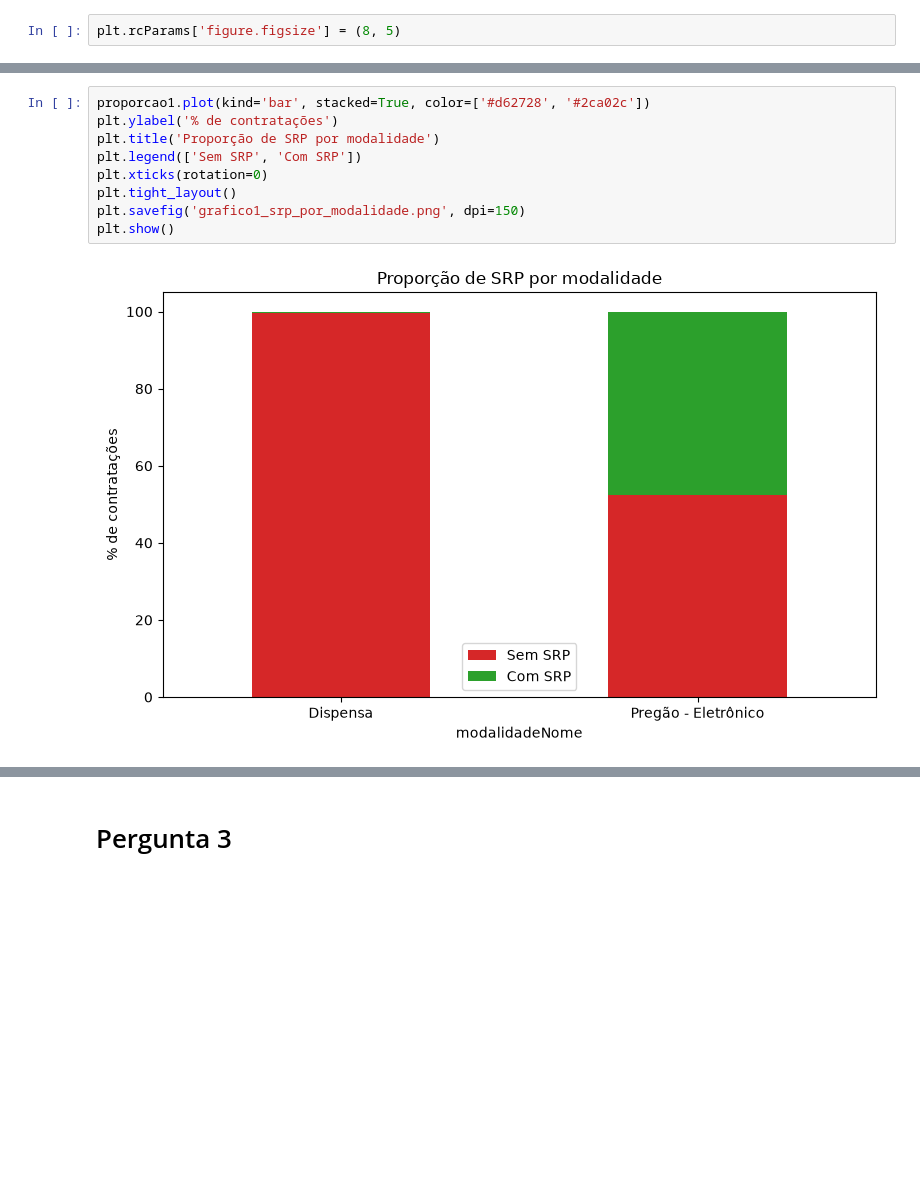
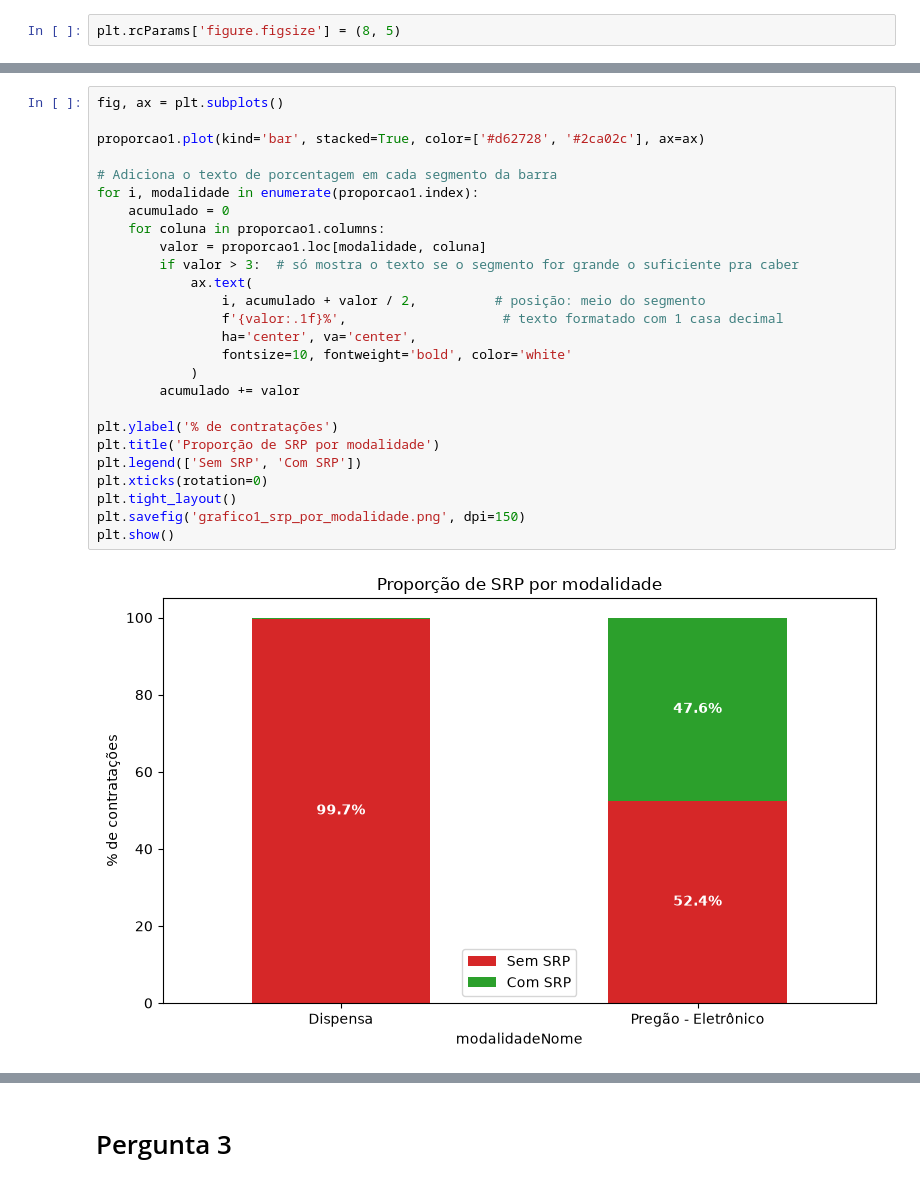
Before and after one commit to VictorLapaDev/Faculdade, a Jupyter notebook: 2-Semestre/4 Feira - Arquitetura de Dados/26.09.09/notebook.ipynb, the cells around one changed output, grey strips where cells are left out. Drawn from its saved outputs; the diff is of its cells as text; blank space fills up the shorter version.

Commit message:
feat: adicionando análise

```diff
--- a/2-Semestre/4 Feira - Arquitetura de Dados/26.09.09/notebook.ipynb
+++ b/2-Semestre/4 Feira - Arquitetura de Dados/26.09.09/notebook.ipynb
@@ -508,12 +500,29 @@ Cramér's V: 0.554
 # %%
-proporcao1.plot(kind='bar', stacked=True, color=['#d62728', '#2ca02c'])
+fig, ax = plt.subplots()
+
+proporcao1.plot(kind='bar', stacked=True, color=['#d62728', '#2ca02c'], ax=ax)
+
+# Adiciona o texto de porcentagem em cada segmento da barra
+for i, modalidade in enumerate(proporcao1.index):
+    acumulado = 0
+    for coluna in proporcao1.columns:
+        valor = proporcao1.loc[modalidade, coluna]
+        if valor > 3:  # só mostra o texto se o segmento for grande o suficiente pra caber
+            ax.text(
+                i, acumulado + valor / 2,          # posição: meio do segmento
+                f'{valor:.1f}%',                    # texto formatado com 1 casa decimal
+                ha='center', va='center',
+                fontsize=10, fontweight='bold', color='white'
+            )
+        acumulado += valor
+
 plt.ylabel('% de contratações')
 plt.title('Proporção de SRP por modalidade')
 plt.legend(['Sem SRP', 'Com SRP'])
 plt.xticks(rotation=0)
 plt.tight_layout()
 plt.savefig('grafico1_srp_por_modalidade.png', dpi=150)
 plt.show()
 # %% [output]
-[figure, old version]
+[figure, new version]
 # %% [markdown]
```
Also changed, not shown: parts of 30 cells of this notebook.
